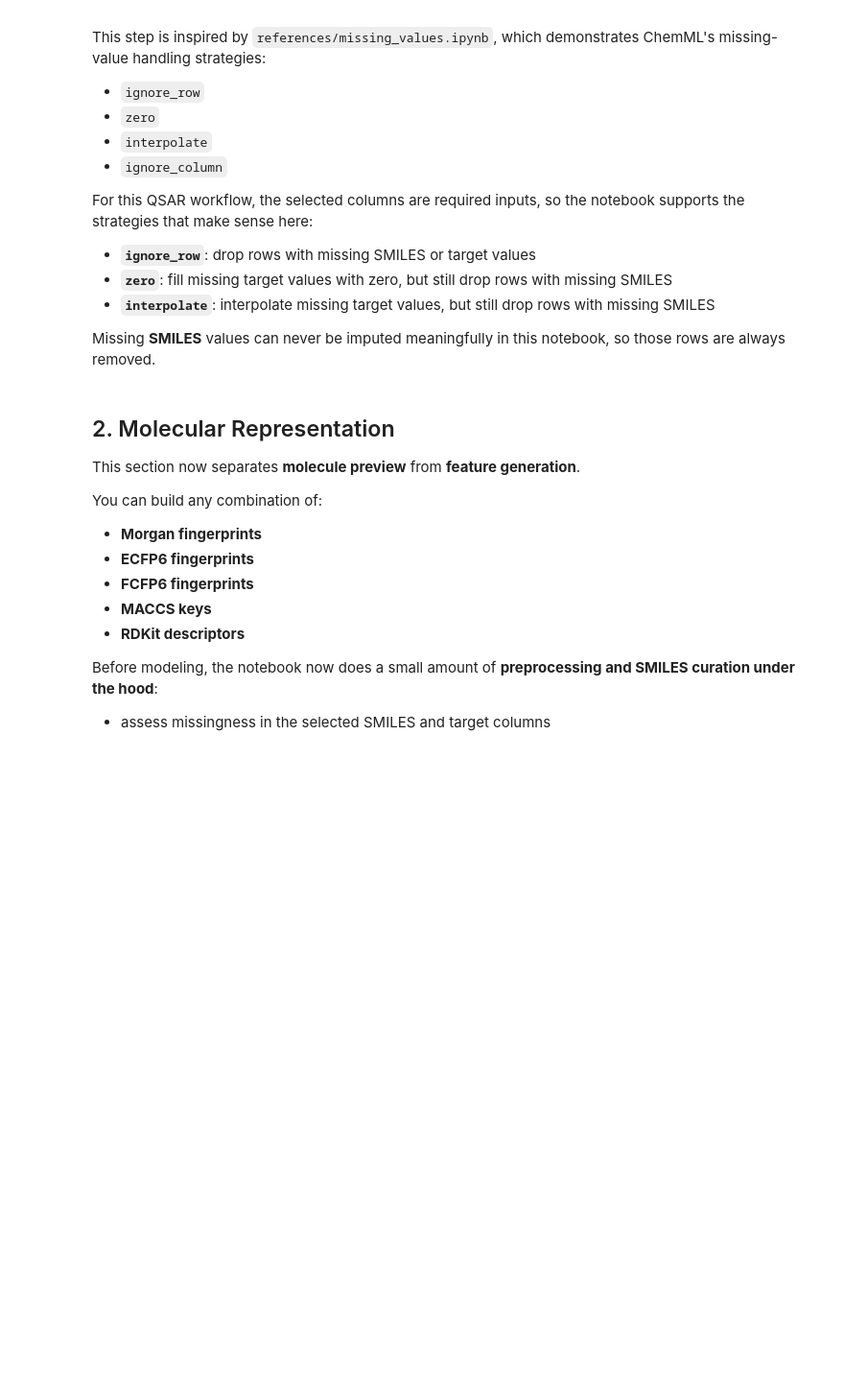
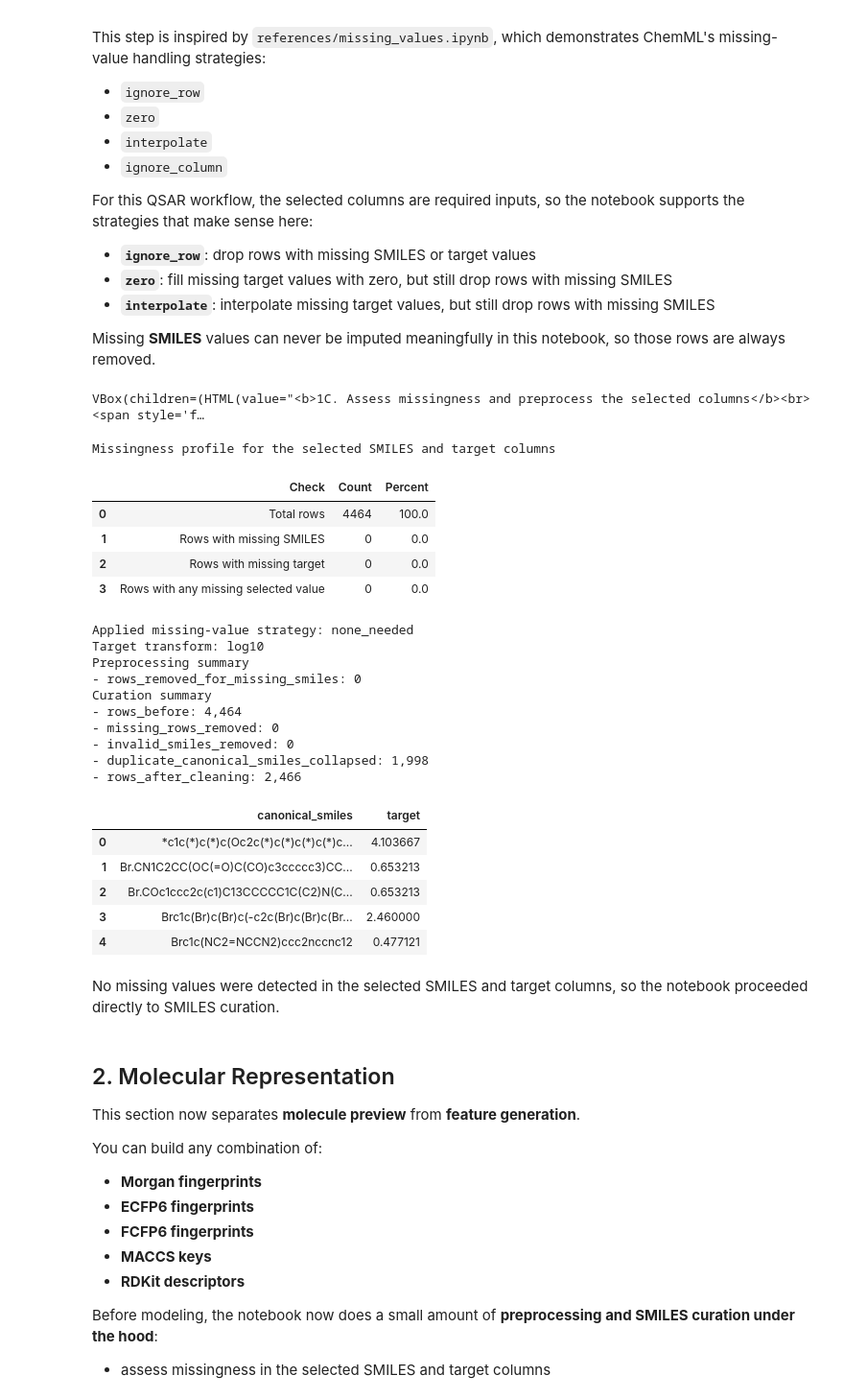
Before and after one commit to ScottCoffin/AutoQSAR, a Jupyter notebook: portable_colab_qsar_bundle/colab_qsar_tutorial.ipynb, the cells around one changed output. Shown at 96% size. Cells and saved outputs as stored; diff of their text form; code cells hidden in the pictures; blank space fills up the shorter version.

```diff
--- a/portable_colab_qsar_bundle/colab_qsar_tutorial.ipynb
+++ b/portable_colab_qsar_bundle/colab_qsar_tutorial.ipynb
@@ -1964,7 +2017,9 @@ Missing **SMILES** values can never be imputed meaningfully in this notebook, so
 # %%
 # Local widget controls for: 1C. Assess missingness and preprocess the selected columns
 if not IN_COLAB:
-    ensure_local_form_display('1C. Assess missingness and preprocess the selected columns', '6e12ae44', [{'name': 'missing_value_strategy', 'label': 'missing value strategy', 'widget_kind': 'choice', 'default': 'Please choose if missing values are present', 'options': ['Please choose if missing values are present', 'ignore_row', 'zero', 'interpolate']}, {'name': 'custom_missing_tokens', 'label': 'custom missing tokens', 'widget_kind': 'string', 'default': 'missing, nan, NA, N/A, null, None'}, {'name': 'collapse_duplicate_canonical_smiles', 'label': 'collapse duplicate canonical smiles', 'widget_kind': 'boolean', 'default': True}, {'name': 'preview_rows_after_cleaning', 'label': 'preview rows after cleaning', 'widget_kind': 'slider', 'default': 5, 'min': 3, 'max': 15, 'step': 1}])
+    ensure_local_form_display('1C. Assess missingness and preprocess the selected columns', '2b83816a', [{'name': 'missing_value_strategy', 'label': 'missing value strategy', 'widget_kind': 'choice', 'default': 'Please choose if missing values are present', 'options': ['Please choose if missing values are present', 'ignore_row', 'zero', 'interpolate']}, {'name': 'custom_missing_tokens', 'label': 'custom missing tokens', 'widget_kind': 'string', 'default': 'missing, nan, NA, N/A, null, None'}, {'name': 'collapse_duplicate_canonical_smiles', 'label': 'collapse duplicate canonical smiles', 'widget_kind': 'boolean', 'default': True}, {'name': 'preview_rows_after_cleaning', 'label': 'preview rows after cleaning', 'widget_kind': 'slider', 'default': 5, 'min': 3, 'max': 15, 'step': 1}])
+# %% [output]
+VBox(children=(HTML(value="<b>1C. Assess missingness and preprocess the selected columns</b><br><span style='f…
 # %%
 # @title 1C. Assess missingness and preprocess the selected columns { display-mode: "form" }
 missing_value_strategy = "Please choose if missing values are present" # @param ["Please choose if missing values are present", "ignore_row", "zero", "interpolate"]
@@ -1973,8 +2028,8 @@ collapse_duplicate_canonical_smiles = True # @param {type:"boolean"}
 preview_rows_after_cleaning = 5 # @param {type:"slider", min:3, max:15, step:1}
 
 if not IN_COLAB:
-    _local_form_id = '6e12ae44'
-    _local_form_values = read_local_form_values('6e12ae44', [{'name': 'missing_value_strategy', 'label': 'missing value strategy', 'widget_kind': 'choice', 'default': 'Please choose if missing values are present', 'options': ['Please choose if missing values are present', 'ignore_row', 'zero', 'interpolate']}, {'name': 'custom_missing_tokens', 'label': 'custom missing tokens', 'widget_kind': 'string', 'default': 'missing, nan, NA, N/A, null, None'}, {'name': 'collapse_duplicate_canonical_smiles', 'label': 'collapse duplicate canonical smiles', 'widget_kind': 'boolean', 'default': True}, {'name': 'preview_rows_after_cleaning', 'label': 'preview rows after cleaning', 'widget_kind': 'slider', 'default': 5, 'min': 3, 'max': 15, 'step': 1}])
+    _local_form_id = '2b83816a'
+    _local_form_values = read_local_form_values('2b83816a', [{'name': 'missing_value_strategy', 'label': 'missing value strategy', 'widget_kind': 'choice', 'default': 'Please choose if missing values are present', 'options': ['Please choose if missing values are present', 'ignore_row', 'zero', 'interpolate']}, {'name': 'custom_missing_tokens', 'label': 'custom missing tokens', 'widget_kind': 'string', 'default': 'missing, nan, NA, N/A, null, None'}, {'name': 'collapse_duplicate_canonical_smiles', 'label': 'collapse duplicate canonical smiles', 'widget_kind': 'boolean', 'default': True}, {'name': 'preview_rows_after_cleaning', 'label': 'preview rows after cleaning', 'widget_kind': 'slider', 'default': 5, 'min': 3, 'max': 15, 'step': 1}])
     missing_value_strategy = _local_form_values['missing_value_strategy']
     custom_missing_tokens = _local_form_values['custom_missing_tokens']
     collapse_duplicate_canonical_smiles = _local_form_values['collapse_duplicate_canonical_smiles']
@@ -2109,33 +2164,57 @@ STATE["missing_value_tokens"] = parsed_tokens
 STATE["target_transform"] = target_transform_label
 
 print(f"Applied missing-value strategy: {applied_strategy}")
 print(f"Target transform: {target_transform_label}")
 print("Preprocessing summary")
 print(f"- rows_removed_for_missing_smiles: {rows_removed_for_missing_smiles:,}")
 if int(any_missing_mask.sum()) > 0:
     print(f"- target_handling_strategy: {missing_value_strategy}")
     print(f"- rows_removed_after_target_strategy: {rows_removed_after_target_strategy:,}")
 print("Curation summary")
 for key, value in curation_stats.items():
     print(f"- {key}: {value:,}")
 print(f"- rows_after_cleaning: {len(curated_df):,}")
 display(curated_df[["canonical_smiles", "target"]].head(preview_rows_after_cleaning))
 
 if int(any_missing_mask.sum()) > 0:
     display_note(
         f"Missingness was detected and handled with **`{applied_strategy}`**, following the strategy patterns demonstrated in `references/missing_values.ipynb`. "
         "Rows with missing SMILES were removed because the molecular structure is required for QSAR."
     )
 else:
     display_note(
         "No missing values were detected in the selected SMILES and target columns, so the notebook proceeded directly to SMILES curation."
     )
 
 if STATE.get("tdc_metadata") is not None:
     tdc_meta = STATE["tdc_metadata"]
     display_note(
         f"For this TDC dataset, the repository metadata recommends the **{tdc_meta['recommended_split']}** split and the **{tdc_meta['recommended_metric']}** metric."
     )
+# %% [output]
+Missingness profile for the selected SMILES and target columns
+|  | Check | Count | Percent |
+| 0 | Total rows | 4464 | 100.0 |
+| 1 | Rows with missing SMILES | 0 | 0.0 |
+| 2 | Rows with missing target | 0 | 0.0 |
+| 3 | Rows with any missing selected value | 0 | 0.0 |
+Applied missing-value strategy: none_needed
+Target transform: log10
+Preprocessing summary
+- rows_removed_for_missing_smiles: 0
+Curation summary
+- rows_before: 4,464
+- missing_rows_removed: 0
+- invalid_smiles_removed: 0
+- duplicate_canonical_smiles_collapsed: 1,998
+- rows_after_cleaning: 2,466
+|  | canonical_smiles | target |
+| 0 | *c1c(*)c(*)c(Oc2c(*)c(*)c(*)c(*)c... | 4.103667 |
+| 1 | Br.CN1C2CC(OC(=O)C(CO)c3ccccc3)CC... | 0.653213 |
+| 2 | Br.COc1ccc2c(c1)C13CCCCC1C(C2)N(C... | 0.653213 |
+| 3 | Brc1c(Br)c(Br)c(-c2c(Br)c(Br)c(Br... | 2.460000 |
+| 4 | Brc1c(NC2=NCCN2)ccc2nccnc12 | 0.477121 |
+No missing values were detected in the selected SMILES and target columns, so the notebook proceeded directly to SMILES curation.
 # %% [markdown]
 ## 2. Molecular Representation
 
```
Also changed, not shown: parts of 49 cells of this notebook, 27 other files.
